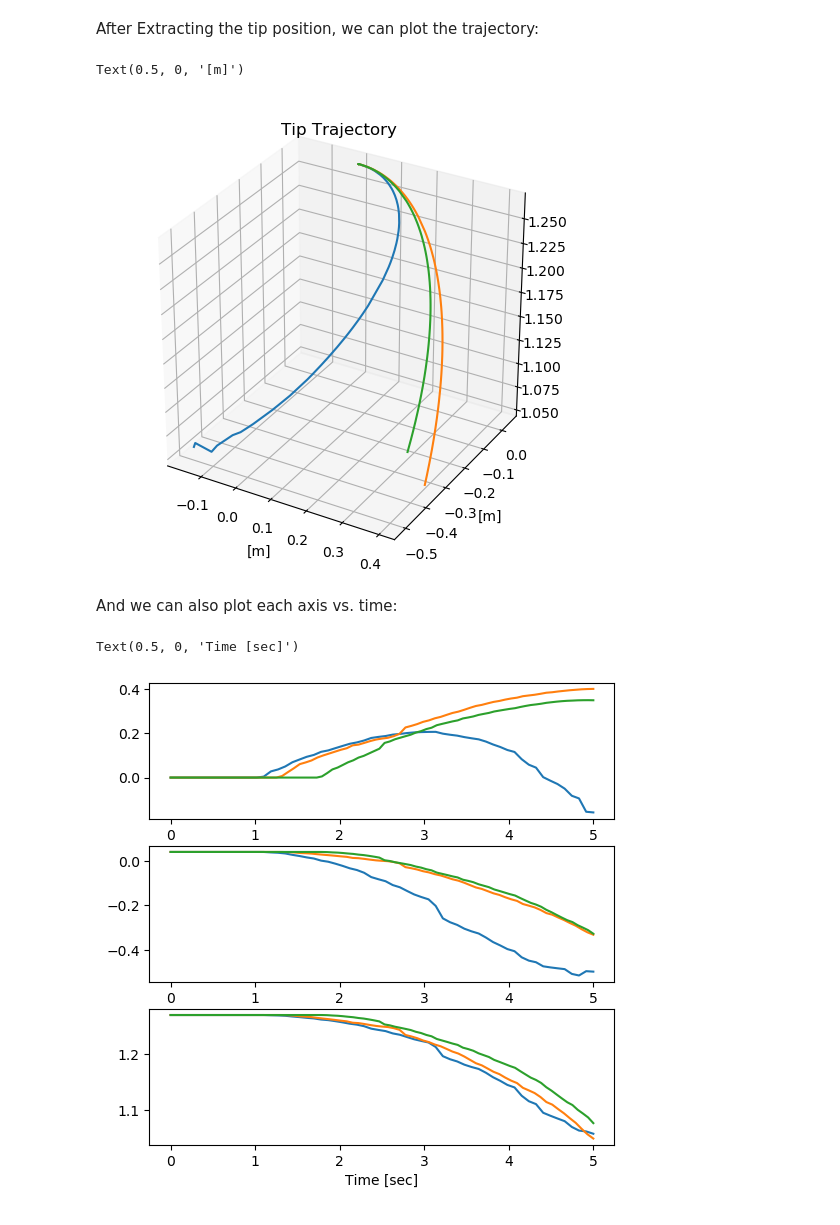
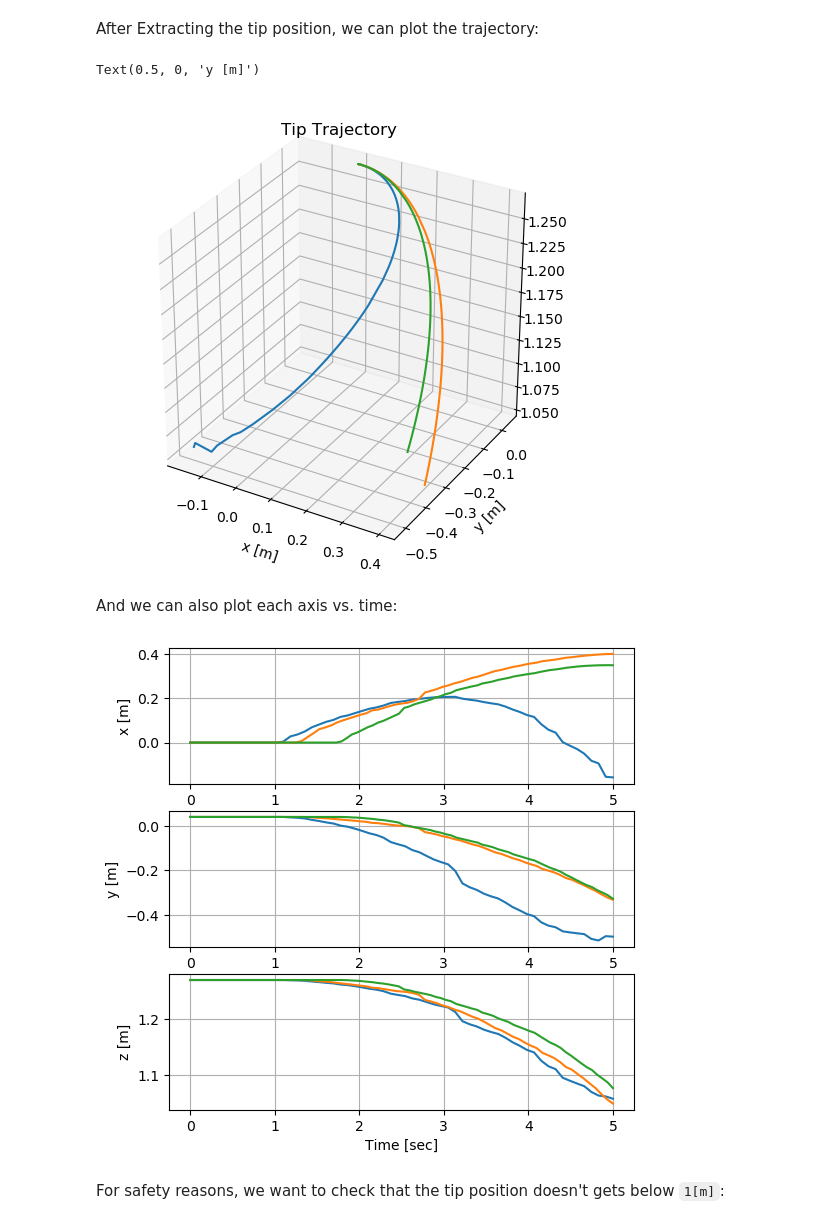
Before and after one commit to citros-garden/robotic_arm, a Jupyter notebook: result.ipynb, the cells around one changed output. Saved outputs shown, nothing was run; the diff lists cells and outputs as text; code cells hidden in the pictures.

Commit message:
adding more elements to the report

```diff
--- a/result.ipynb
+++ b/result.ipynb
@@ -36,7 +47,7 @@ warnings.filterwarnings("ignore")
 # %% [markdown]
 Get the data from MongoDB:
 # %%
-def extract_data(id):
+def extract_tip_position(id):
     client = pymongo.MongoClient('mongodb://localhost:27017/')
     data = client['test_data'][id].aggregate([
         {
@@ -70,15 +81,15 @@ def create_time_vector(length):
 Extract the tip position from the Database:
 # %%
 col_id = "1"
-data = extract_data(col_id)
+tip_positions_data = extract_tip_position(col_id)
 
 x = defaultdict(list)
 y = defaultdict(list)
 z = defaultdict(list)
 
-n_of_runs = max([max_num["simulation_run_id"] for max_num in data])
+n_of_runs = max([run["simulation_run_id"] for run in tip_positions_data])
 
-for element in data:
+for element in tip_positions_data:
     x[element["simulation_run_id"]].append(element["pose"]["x"])
     y[element["simulation_run_id"]].append(element["pose"]["y"])
     z[element["simulation_run_id"]].append(element["pose"]["z"])
@@ -89,28 +100,38 @@ fig = plt.figure(figsize=(6, 6))
 ax = fig.add_subplot(projection='3d')
 
 for i in range(int(n_of_runs)):
-    t = create_time_vector(len(x[str(i+1)]))
     ax.plot(x[str(i+1)], y[str(i+1)], z[str(i+1)])
 plt.title("Tip Trajectory")
-plt.xlabel("[m]")
-plt.ylabel("[m]")
+plt.xlabel("x [m]")
+plt.ylabel("y [m]")
 # %% [output]
-Text(0.5, 0, '[m]')
+Text(0.5, 0, 'y [m]')
-[figure, old version]
+[figure, new version]
 # %% [markdown]
 And we can also plot each axis vs. time:
 # %%
 fig = plt.figure(figsize=(6, 6))
 axx = fig.add_subplot(3,1,1)
 axy = fig.add_subplot(3,1,2)
 axz = fig.add_subplot(3,1,3)
 for i in range(int(n_of_runs)):
     t = create_time_vector(len(x[str(i+1)]))
     axx.plot(t, x[str(i+1)])
     axy.plot(t, y[str(i+1)])
     axz.plot(t, z[str(i+1)])
 
+axx.set_ylabel('x [m]')
+axx.grid()
+
+
+axy.set_ylabel('y [m]')
+axy.grid()
+
+
+axz.set_ylabel('z [m]')
 axz.set_xlabel('Time [sec]')
+axz.grid()
 # %% [output]
-Text(0.5, 0, 'Time [sec]')
-[figure, old version]
+[figure, new version]
+# %% [markdown]
+For safety reasons, we want to check that the tip position doesn't gets below `1[m]`:
```
Also changed, not shown: parts of 4 cells of this notebook.
